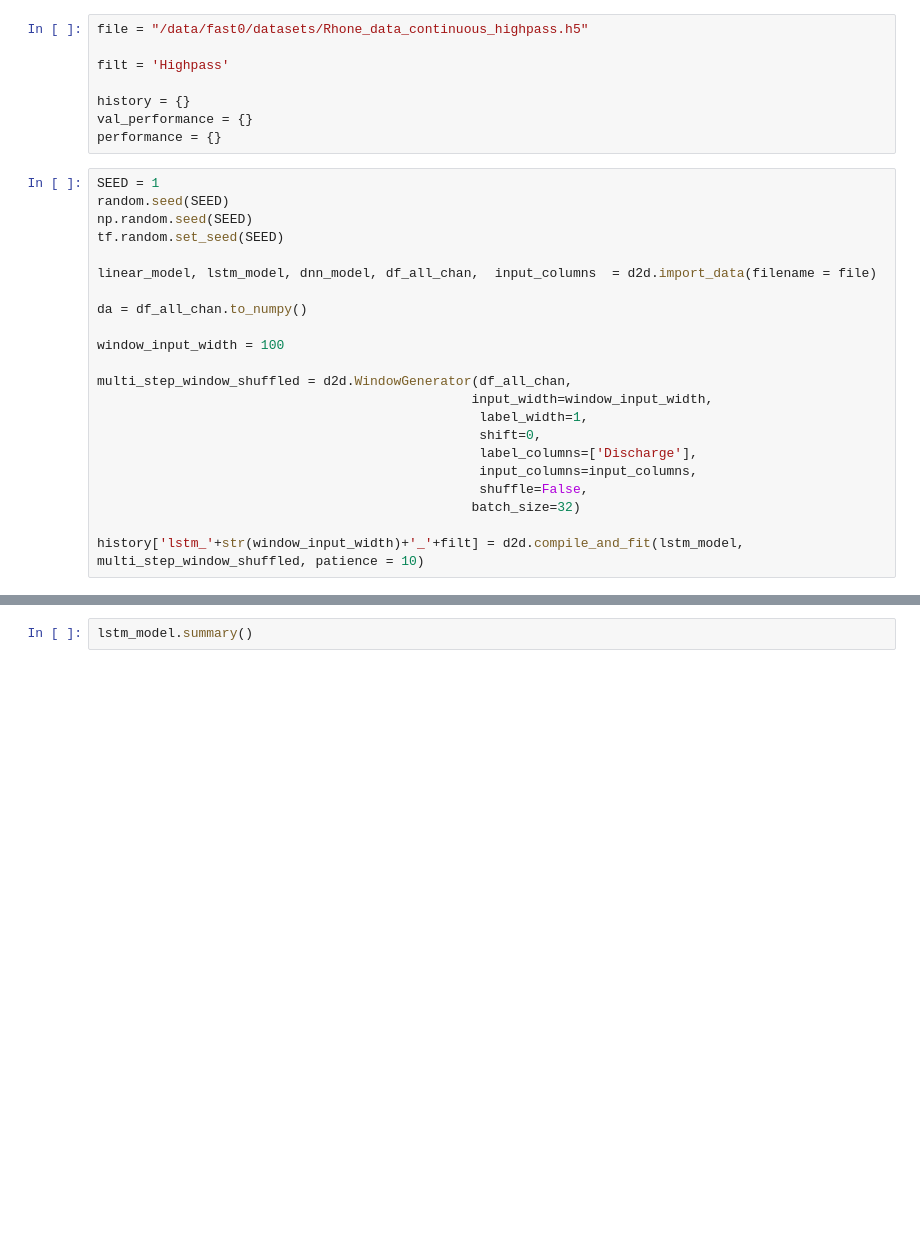
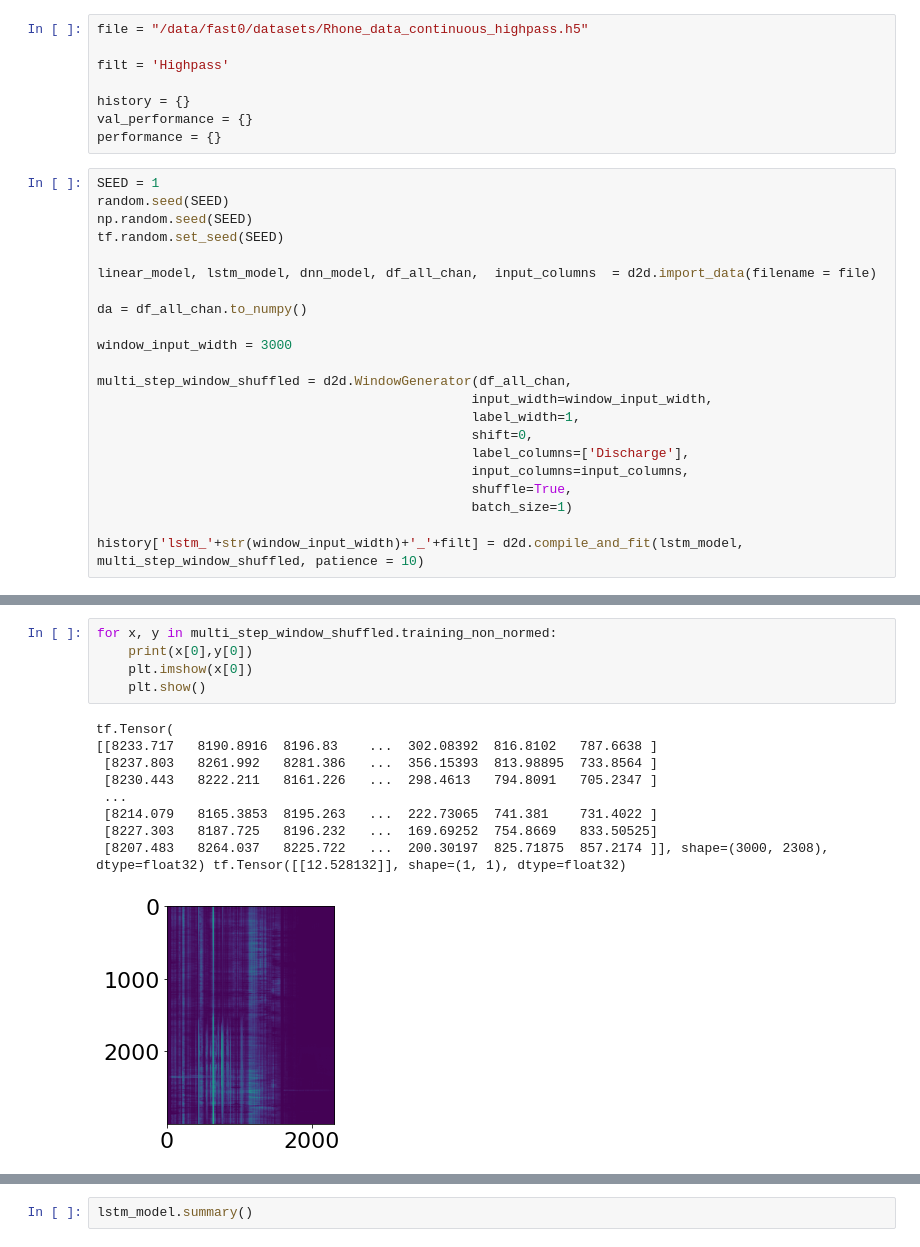
Before and after one commit to epic-research-group/das-to-discharge, a Jupyter notebook: LSTM_weights_visual.ipynb, the cells around one changed output, grey strips where cells are left out. Drawn from its saved outputs; the diff is of its cells as text; blank space fills up the shorter version.

```diff
--- a/LSTM_weights_visual.ipynb
+++ b/LSTM_weights_visual.ipynb
@@ -32,16 +32,16 @@ linear_model, lstm_model, dnn_model, df_all_chan,  input_columns  = d2d.import_d
 
 da = df_all_chan.to_numpy()
 
-window_input_width = 100
+window_input_width = 3000
 
 multi_step_window_shuffled = d2d.WindowGenerator(df_all_chan,
                                                 input_width=window_input_width,
-                                                 label_width=1,
-                                                 shift=0,
-                                                 label_columns=['Discharge'],
-                                                 input_columns=input_columns,
-                                                 shuffle=False,
-                                                batch_size=32)
+                                                label_width=1,
+                                                shift=0,
+                                                label_columns=['Discharge'],
+                                                input_columns=input_columns,
+                                                shuffle=True,
+                                                batch_size=1)
 
 history['lstm_'+str(window_input_width)+'_'+filt] = d2d.compile_and_fit(lstm_model, multi_step_window_shuffled, patience = 10)
 # %% [output]
@@ -65,3 +65,18 @@ Epoch 16/100
+# %%
+for x, y in multi_step_window_shuffled.training_non_normed:
+    print(x[0],y[0])
+    plt.imshow(x[0])
+    plt.show()
+# %% [output]
+tf.Tensor(
+[[8233.717   8190.8916  8196.83    ...  302.08392  816.8102   787.6638 ]
+ [8237.803   8261.992   8281.386   ...  356.15393  813.98895  733.8564 ]
+ [8230.443   8222.211   8161.226   ...  298.4613   794.8091   705.2347 ]
+ ...
+ [8214.079   8165.3853  8195.263   ...  222.73065  741.381    731.4022 ]
+ [8227.303   8187.725   8196.232   ...  169.69252  754.8669   833.50525]
+ [8207.483   8264.037   8225.722   ...  200.30197  825.71875  857.2174 ]], shape=(3000, 2308), dtype=float32) tf.Tensor([[12.528132]], shape=(1, 1), dtype=float32)
+[figure, added]
 # %%
 import matplotlib
 import matplotlib.pyplot as plt
```
Also changed, not shown: parts of 12 cells of this notebook, 2 other files.
